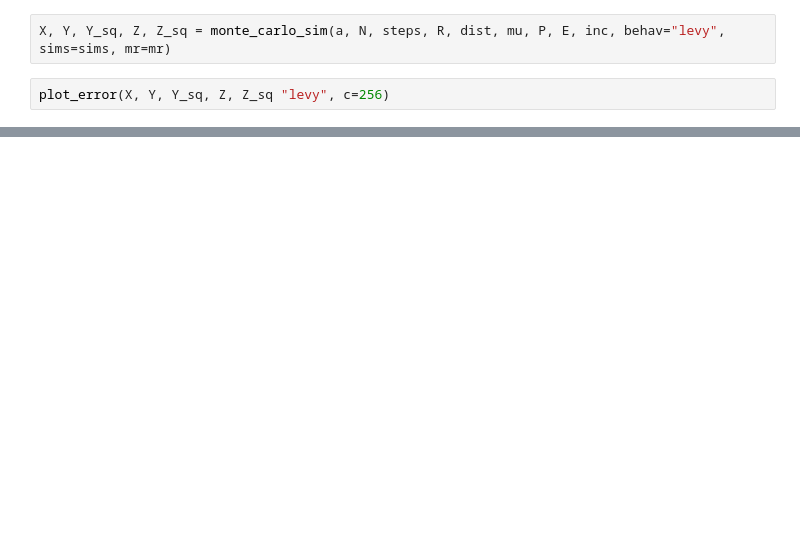
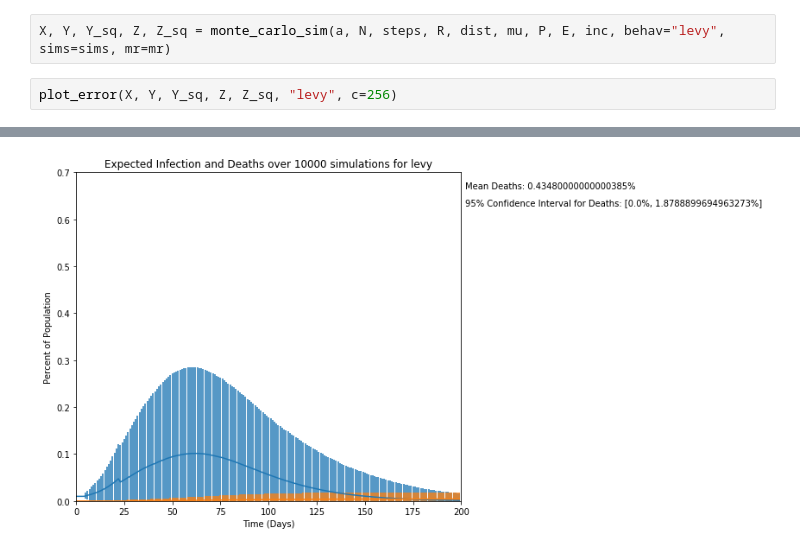
Before and after one commit to PhilipFelizarta/Spatially-Extended-SIR-Modeling, a Jupyter notebook: Monte-Carlo Analysis.ipynb, the cells around one changed output, grey strips where cells are left out. Drawn from its saved outputs; the diff is of its cells as text; blank space fills up the shorter version.

```diff
--- a/Monte-Carlo Analysis.ipynb
+++ b/Monte-Carlo Analysis.ipynb
@@ -204,5 +213,5 @@ plot_error(X, Y, Y_sq, Z, Z_sq,  "uniform", c=128)
 # %%
 X, Y, Y_sq, Z, Z_sq = monte_carlo_sim(a, N, steps, R, dist, mu, P, E, inc, behav="levy", sims=sims, mr=mr)
 # %%
-plot_error(X, Y, Y_sq, Z, Z_sq "levy", c=256)
+plot_error(X, Y, Y_sq, Z, Z_sq, "levy", c=256)
 # %% [output]
@@ -209,0 +218 @@ SyntaxError: invalid syntax (<ipython-input-14-41fa98fc243f>, line 1)
+[figure, added]
```
Also changed, not shown: parts of 7 cells of this notebook.
